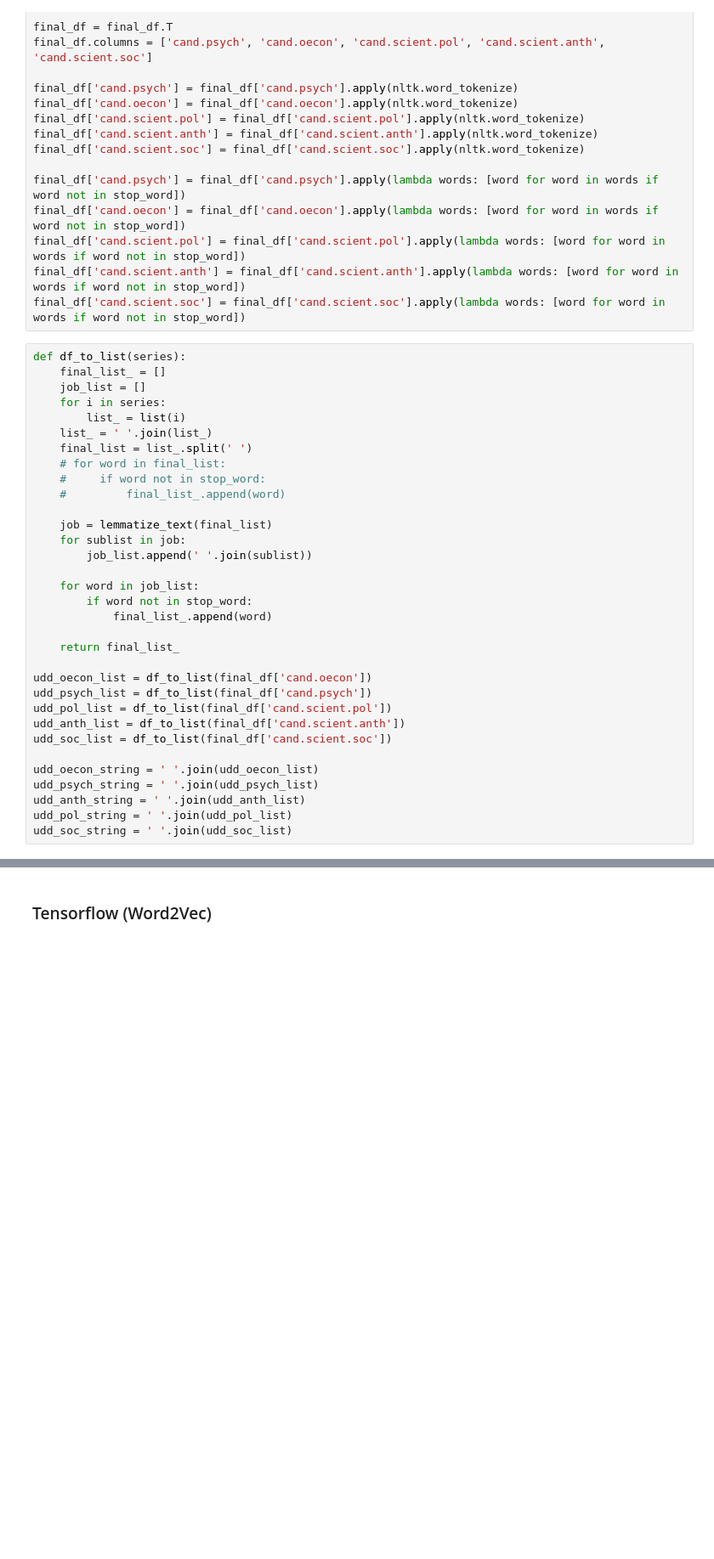
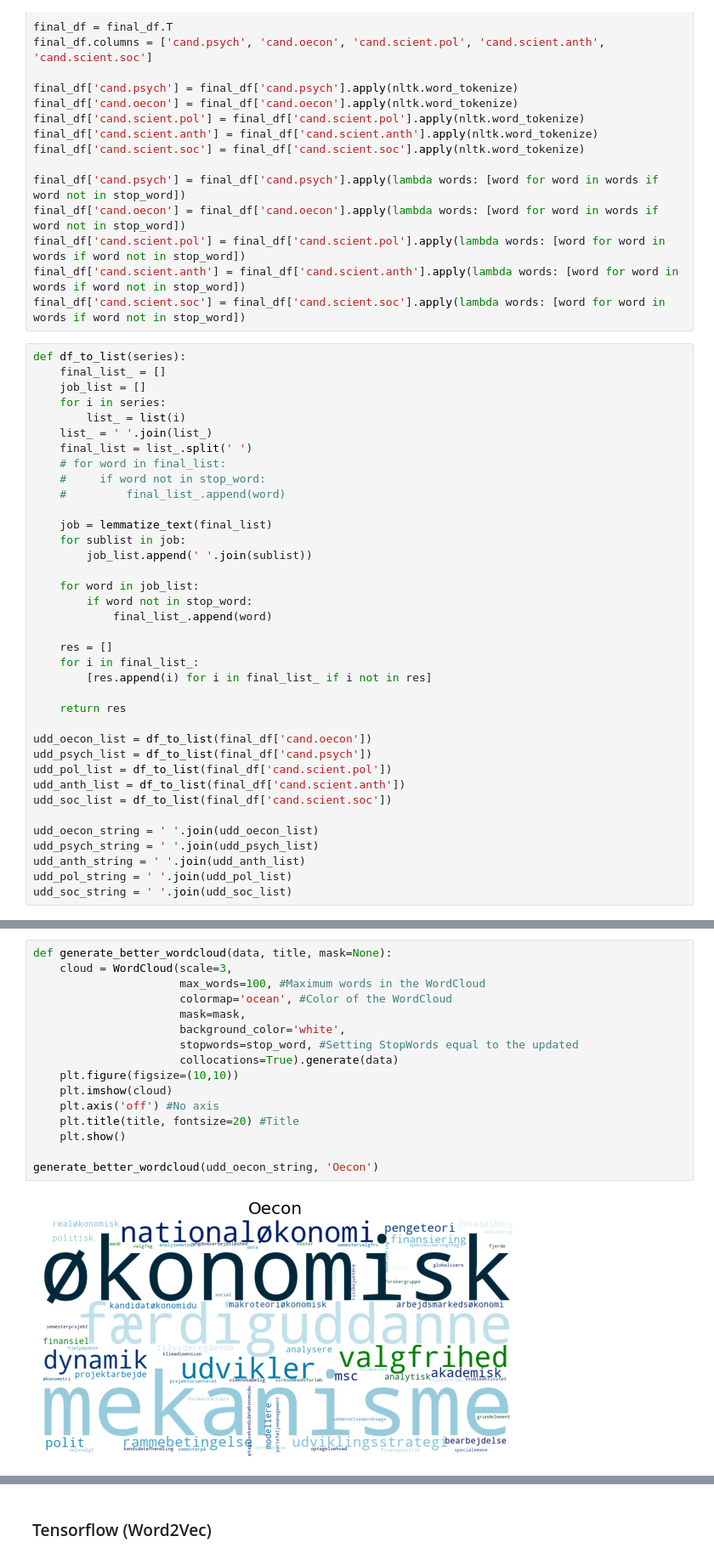
Before and after one commit to Bernseng/ISDS, a Jupyter notebook: Exam/Jobindex.ipynb, the cells around one changed output, grey strips where cells are left out. Shown at 85% size. Cells and saved outputs as stored; diff of their text form; blank space fills up the shorter version.

Commit message:
added figures

```diff
--- a/Exam/Jobindex.ipynb
+++ b/Exam/Jobindex.ipynb
@@ -535,7 +516,11 @@ def df_to_list(series):
         if word not in stop_word:
             final_list_.append(word)
 
-    return final_list_
+    res = []
+    for i in final_list_:
+        [res.append(i) for i in final_list_ if i not in res]
+
+    return res
 
 udd_oecon_list = df_to_list(final_df['cand.oecon'])
 udd_psych_list = df_to_list(final_df['cand.psych'])
@@ -550,0 +538,18 @@ udd_soc_string = ' '.join(udd_soc_list)
+# %%
+def generate_better_wordcloud(data, title, mask=None):
+    cloud = WordCloud(scale=3,
+                      max_words=100, #Maximum words in the WordCloud
+                      colormap='ocean', #Color of the WordCloud
+                      mask=mask,
+                      background_color='white',
+                      stopwords=stop_word, #Setting StopWords equal to the updated
+                      collocations=True).generate(data)
+    plt.figure(figsize=(10,10))
+    plt.imshow(cloud)
+    plt.axis('off') #No axis
+    plt.title(title, fontsize=20) #Title
+    plt.show()
+
+generate_better_wordcloud(udd_oecon_string, 'Oecon')
+# %% [output]
+[figure, added]
```
Also changed, not shown: parts of 14 cells of this notebook.
